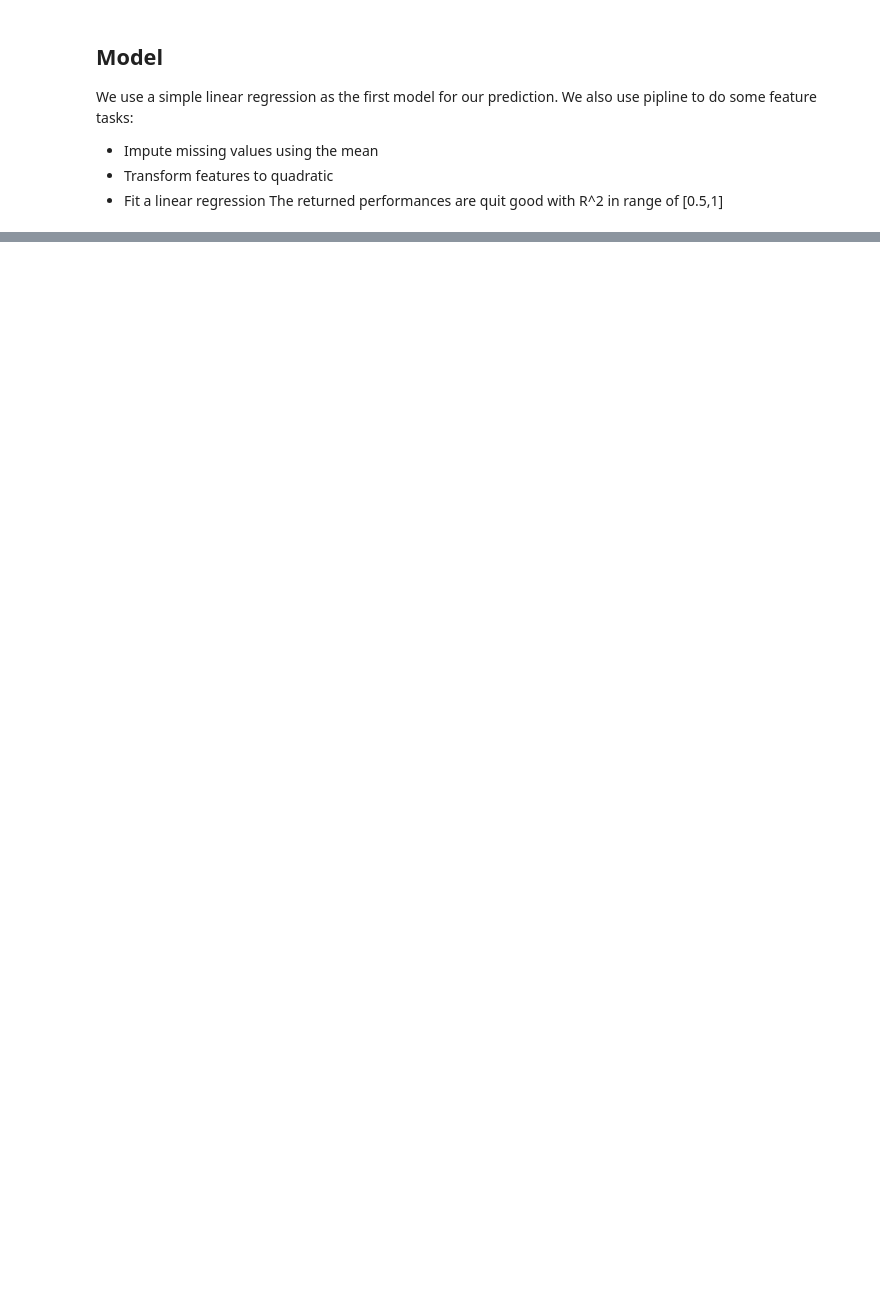
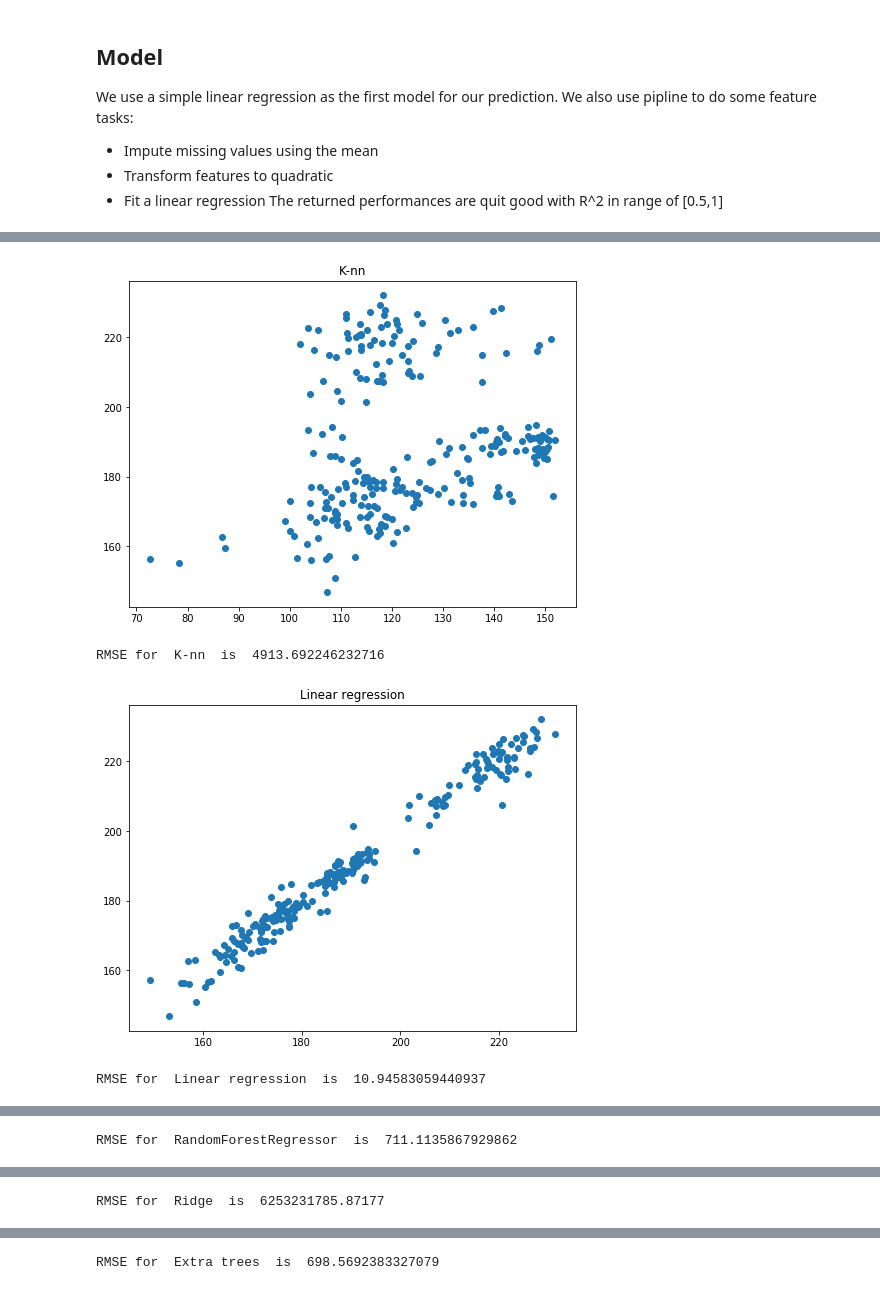
Before and after one commit to ml1010-nan/ml1010, a Jupyter notebook: CoreProject.ipynb, the cells around one changed output, grey strips where cells are left out. Cells and saved outputs as stored; diff of their text form; code cells hidden in the pictures; blank space fills up the shorter version.

```diff
--- a/CoreProject.ipynb
+++ b/CoreProject.ipynb
@@ -115,0 +292,51 @@ R^2: 0.8332197569428601 0.13336314034475194
+# %%
+#this has been brought to you courtesy of:
+# https://www.kaggle.com/reenanitr01/multi-output-regression-techniques
+
+from sklearn.neighbors import KNeighborsRegressor
+from sklearn.linear_model import LinearRegression
+from sklearn.ensemble import RandomForestRegressor
+from sklearn.metrics import mean_squared_error
+from sklearn.linear_model import RidgeCV
+from sklearn.ensemble import ExtraTreesRegressor
+
+X_train = X[:2241]
+y_train = y[:2241]
+
+X_test = X[2241:]
+y_test = y[2241:]
+
+params = {'n_neighbors':[2,3,4,5,6,7,8,9]}
+knn1 = neighbors.KNeighborsRegressor()
+model1 = GridSearchCV(knn1, params, cv=5)
+
+ESTIMATORS = {
+    "K-nn": model1,                          # Accept default parameters
+    "Linear regression": LinearRegression(),
+    "RandomForestRegressor": RandomForestRegressor(max_depth=4, random_state=2),
+    "Ridge": RidgeCV(),
+    "Extra trees": ExtraTreesRegressor(n_estimators=10,
+                                       random_state=0)
+}
+
+# 9.1 Create an empty dictionary to collect prediction values
+y_test_predict = dict()
+y_mse = dict()
+
+for name, estimator in ESTIMATORS.items():
+    estimator.fit(X_train, y_train)                    # fit() with instantiated object
+    y_test_predict[name] = estimator.predict(X_test)   # Make predictions and save it in dict under key: name
+    y_mse[name] = mean_squared_error(y_test, estimator.predict(X_test))
+
+    #show_image(test,X_test,y_test_predict,name,n_faces,y_mse)
+
+    plt.figure(figsize=(8,6))
+    plt.scatter(y_test_predict[name],y_test,cmap='plasma')
+    plt.title(name)
+    plt.show()
+    print('RMSE for ',name,' is ',y_mse[name])
+# %% [output]
+[figure, added]
+RMSE for  K-nn  is  4913.692246232716
+[figure, added]
+RMSE for  Linear regression  is  10.94583059440937
@@ -115,0 +344 @@ R^2: 0.8332197569428601 0.13336314034475194
+RMSE for  RandomForestRegressor  is  711.1135867929862
@@ -115,0 +346 @@ R^2: 0.8332197569428601 0.13336314034475194
+RMSE for  Ridge  is  6253231785.87177
@@ -115,0 +348 @@ R^2: 0.8332197569428601 0.13336314034475194
+RMSE for  Extra trees  is  698.5692383327079
```
Also changed, not shown: parts of 22 cells of this notebook.
